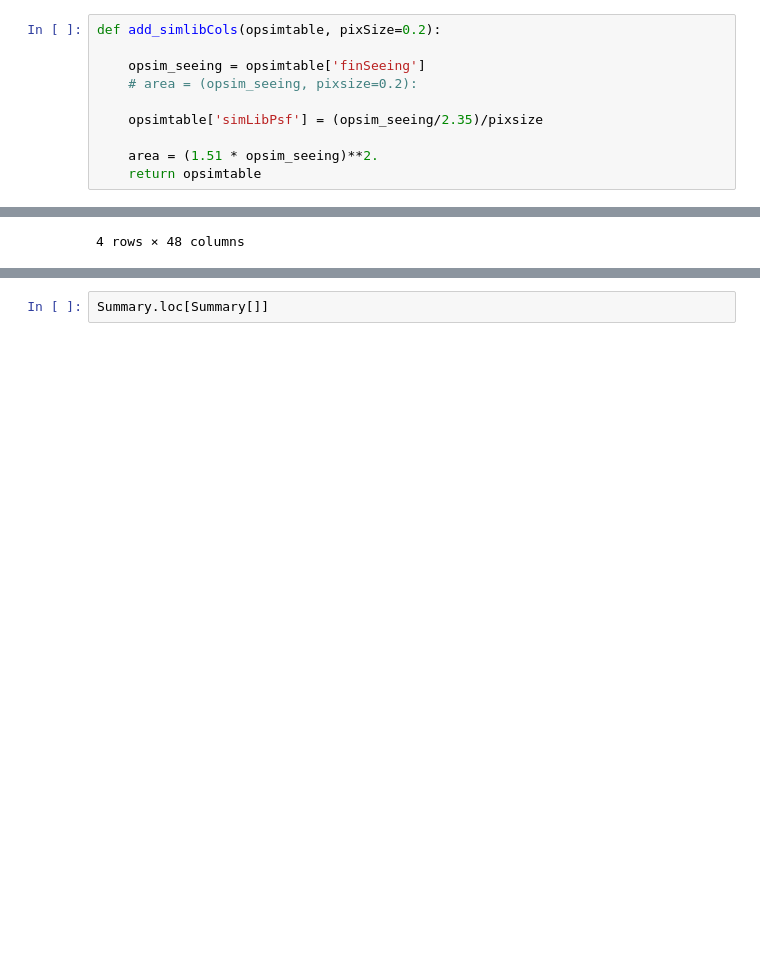
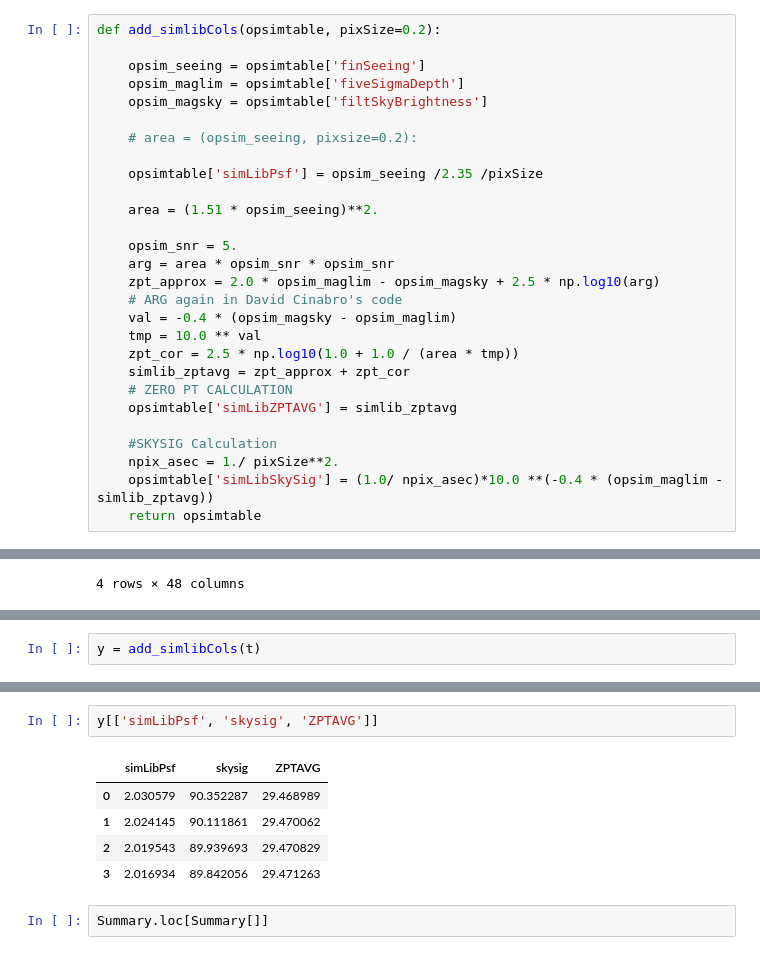
Before and after one commit to rbiswas4/SNsims, a Jupyter notebook: examples/summarize_opsim.ipynb, the cells around one changed output, grey strips where cells are left out. Cells and saved outputs as stored; diff of their text form; blank space fills up the shorter version.

Commit message:
Added Calculations for simlib quantities

```diff
--- a/examples/summarize_opsim.ipynb
+++ b/examples/summarize_opsim.ipynb
@@ -23,10 +17,28 @@ Summary.finSeeing
-# %%
-def add_simlibCols(opsimtable, pixSize=0.2):
-
-    opsim_seeing = opsimtable['finSeeing']
-    # area = (opsim_seeing, pixsize=0.2):
-
-    opsimtable['simLibPsf'] = (opsim_seeing/2.35)/pixsize
-
-    area = (1.51 * opsim_seeing)**2.
-    return opsimtable
+# %%
+def add_simlibCols(opsimtable, pixSize=0.2):
+
+    opsim_seeing = opsimtable['finSeeing']
+    opsim_maglim = opsimtable['fiveSigmaDepth']
+    opsim_magsky = opsimtable['filtSkyBrightness']
+
+    # area = (opsim_seeing, pixsize=0.2):
+
+    opsimtable['simLibPsf'] = opsim_seeing /2.35 /pixSize
+
+    area = (1.51 * opsim_seeing)**2.
+
+    opsim_snr = 5.
+    arg = area * opsim_snr * opsim_snr
+    zpt_approx = 2.0 * opsim_maglim - opsim_magsky + 2.5 * np.log10(arg)
+    # ARG again in David Cinabro's code
+    val = -0.4 * (opsim_magsky - opsim_maglim)
+    tmp = 10.0 ** val
+    zpt_cor = 2.5 * np.log10(1.0 + 1.0 / (area * tmp))
+    simlib_zptavg = zpt_approx + zpt_cor
+    # ZERO PT CALCULATION
+    opsimtable['simLibZPTAVG'] = simlib_zptavg
+
+    #SKYSIG Calculation
+    npix_asec = 1./ pixSize**2.
+    opsimtable['simLibSkySig'] = (1.0/ npix_asec)*10.0 **(-0.4 * (opsim_maglim - simlib_zptavg))
+    return opsimtable
@@ -43,0 +73,2 @@ t
+# %%
+y = add_simlibCols(t)
@@ -44,3 +88,11 @@ t
+# %%
+y[['simLibPsf', 'skysig', 'ZPTAVG']]
+# %% [output]
+|  | simLibPsf | skysig | ZPTAVG |
+| 0 | 2.030579 | 90.352287 | 29.468989 |
+| 1 | 2.024145 | 90.111861 | 29.470062 |
+| 2 | 2.019543 | 89.939693 | 29.470829 |
+| 3 | 2.016934 | 89.842056 | 29.471263 |
 # %%
 Summary.loc[Summary[]]
 # %%
```
Also changed, not shown: parts of 8 cells of this notebook.
